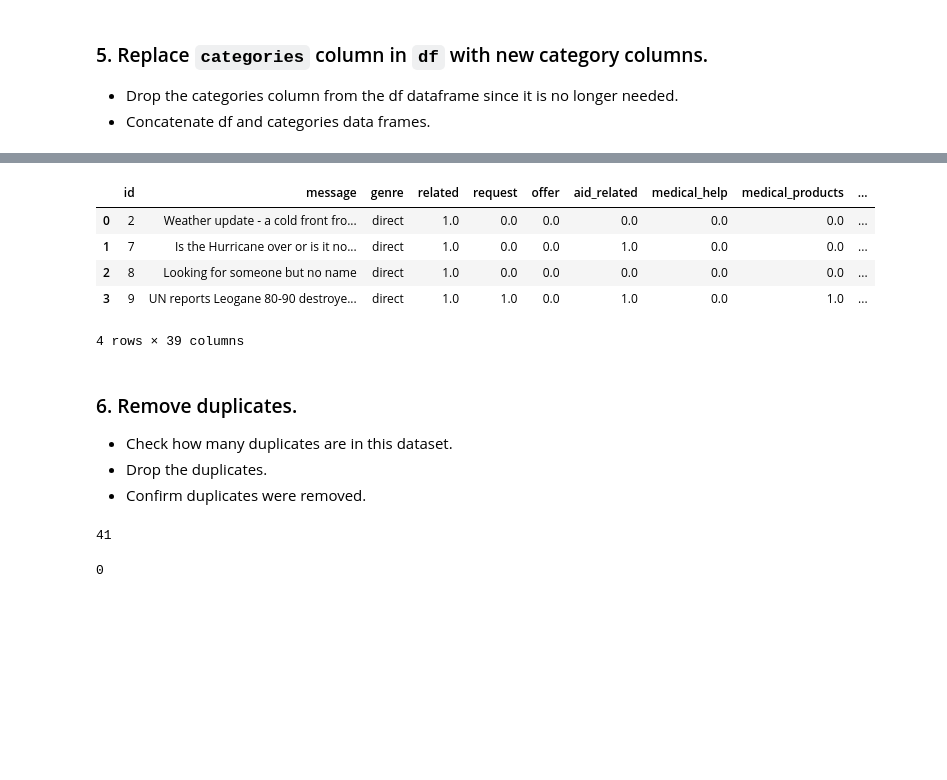
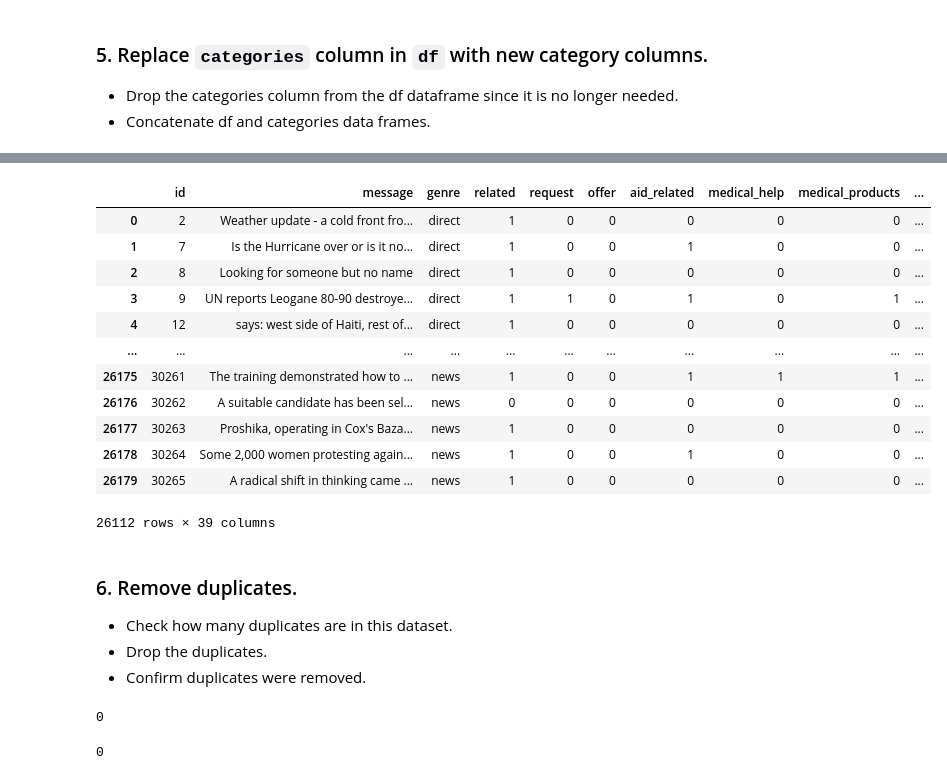
Before and after one commit to BartLeplae/Disaster-Response-ble, a Jupyter notebook: data/ETL Pipeline Preparation.ipynb, the cells around one changed output, grey strips where cells are left out. Cells and saved outputs as stored; diff of their text form; code cells hidden in the pictures; blank space fills up the shorter version.

Commit message:
Updated ETL Pipeline Preparation
Ensures the creation of binary categories.
Removed duplicate and blanks from the beginning
Use of df.convert_dtypes() to transform float to integers

```diff
--- a/data/ETL Pipeline Preparation.ipynb
+++ b/data/ETL Pipeline Preparation.ipynb
@@ -100,0 +116,8 @@ df.head()
+# %%
+messages.drop_duplicates(subset="id", inplace=True)
+categories.drop_duplicates(subset="id", inplace=True)
+df = pd.merge(messages, categories, on="id", how="inner")
+
+print (messages.shape)
+print (categories.shape)
+print (df.shape)
@@ -163,6 +194,8 @@ categories.head()
 ### 4. Convert category values to just numbers 0 or 1.
 - Iterate through the category columns in df to keep only the last character of each string (the 1 or 0). For example, `related-0` becomes `0`, `related-1` becomes `1`. Convert the string to a numeric value.
 - You can perform [normal string actions on Pandas Series](https://pandas.pydata.org/pandas-docs/stable/text.html#indexing-with-str), like indexing, by including `.str` after the Series. You may need to first convert the Series to be of type string, which you can do with `astype(str)`.
+# %%
+categories['related'] = categories['related'].astype('str').str.replace('2', '1')
 # %%
 for column in categories:
     # set each value to be the last character of the string
@@ -198,14 +243,23 @@ df.head()
 # %%
 # concatenate the original dataframe with the new `categories` dataframe
 df = pd.concat([df, categories], axis=1)
-df.head(4)
+df = df.dropna()
+df = df.convert_dtypes()
+df
 # %% [output]
 |  | id | message | genre | related | request | offer | aid_related | medical_help | medical_products | ... |
-| 0 | 2 | Weather update - a cold front fro... | direct | 1.0 | 0.0 | 0.0 | 0.0 | 0.0 | 0.0 | ... |
-| 1 | 7 | Is the Hurricane over or is it no... | direct | 1.0 | 0.0 | 0.0 | 1.0 | 0.0 | 0.0 | ... |
-| 2 | 8 | Looking for someone but no name | direct | 1.0 | 0.0 | 0.0 | 0.0 | 0.0 | 0.0 | ... |
-| 3 | 9 | UN reports Leogane 80-90 destroye... | direct | 1.0 | 1.0 | 0.0 | 1.0 | 0.0 | 1.0 | ... |
+| 0 | 2 | Weather update - a cold front fro... | direct | 1 | 0 | 0 | 0 | 0 | 0 | ... |
+| 1 | 7 | Is the Hurricane over or is it no... | direct | 1 | 0 | 0 | 1 | 0 | 0 | ... |
+| 2 | 8 | Looking for someone but no name | direct | 1 | 0 | 0 | 0 | 0 | 0 | ... |
+| 3 | 9 | UN reports Leogane 80-90 destroye... | direct | 1 | 1 | 0 | 1 | 0 | 1 | ... |
+| 4 | 12 | says: west side of Haiti, rest of... | direct | 1 | 0 | 0 | 0 | 0 | 0 | ... |
+| ... | ... | ... | ... | ... | ... | ... | ... | ... | ... | ... |
+| 26175 | 30261 | The training demonstrated how to ... | news | 1 | 0 | 0 | 1 | 1 | 1 | ... |
+| 26176 | 30262 | A suitable candidate has been sel... | news | 0 | 0 | 0 | 0 | 0 | 0 | ... |
+| 26177 | 30263 | Proshika, operating in Cox's Baza... | news | 1 | 0 | 0 | 0 | 0 | 0 | ... |
+| 26178 | 30264 | Some 2,000 women protesting again... | news | 1 | 0 | 0 | 1 | 0 | 0 | ... |
+| 26179 | 30265 | A radical shift in thinking came ... | news | 1 | 0 | 0 | 0 | 0 | 0 | ... |
-4 rows × 39 columns
+26112 rows × 39 columns
 # %% [markdown]
 ### 6. Remove duplicates.
 - Check how many duplicates are in this dataset.
@@ -215,7 +269,7 @@ df.head(4)
 # check number of duplicates
 df.duplicated().sum()
 # %% [output]
-41
+0
 # %%
 # drop duplicates
 df = df.drop_duplicates()
```
Also changed, not shown: parts of 14 cells of this notebook, 1 other file.
